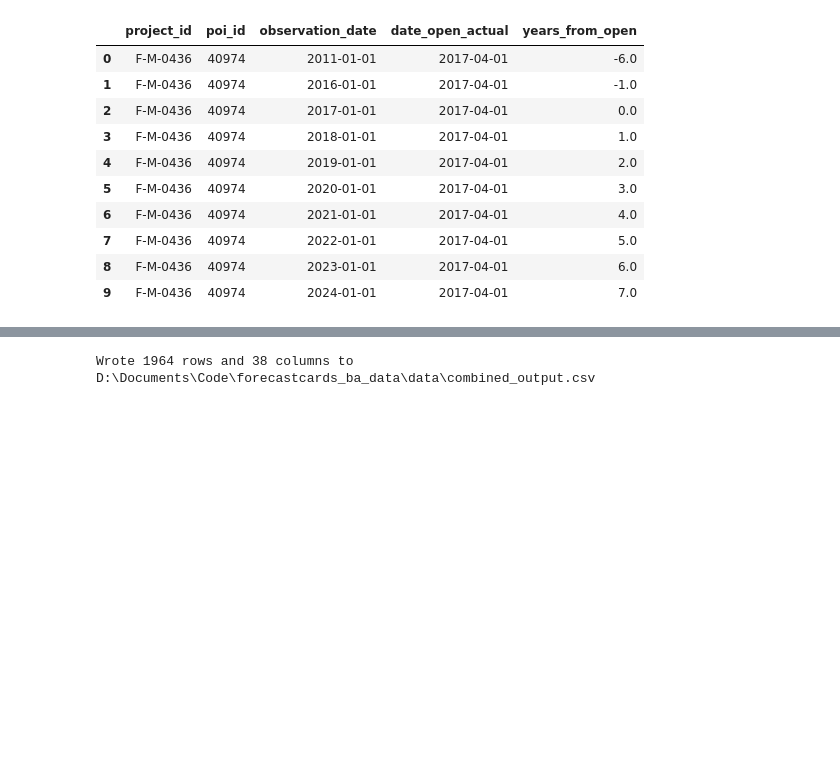
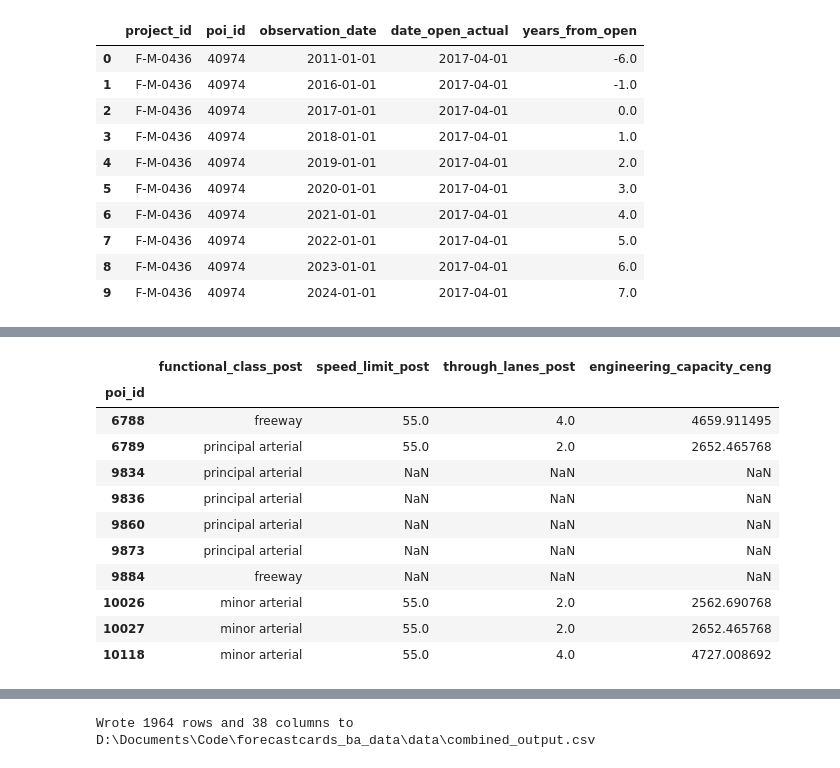
Before and after one commit to uky-transport-data-science/forecastcards_v2, a Jupyter notebook: forecastcards/notebooks/Estimator_Sheet.ipynb, the cells around one changed output, grey strips where cells are left out. Cells and saved outputs as stored; diff of their text form; code cells hidden in the pictures; blank space fills up the shorter version.

```diff
--- a/forecastcards/notebooks/Estimator_Sheet.ipynb
+++ b/forecastcards/notebooks/Estimator_Sheet.ipynb
@@ -260,0 +379,52 @@ master_df[[
+# %%
+# SPR20-597 HERS free-flow-speed method -> engineering baseline capacity (Ceng), Sections 2-3 of the doc.
+# Uses each POI's POST-construction geometry, since Ceng is defined for "the post-construction geometry."
+UNINTERRUPTED_CLASSES = {"freeway", "ramp"}
+
+fc_norm = poi["functional_class_post"].astype(str).str.strip().str.lower()
+is_uninterrupted = fc_norm.isin(UNINTERRUPTED_CLASSES)
+sigma = np.where(is_uninterrupted, 0.1427, 0.3907)
+beta_hers = np.where(is_uninterrupted, 0.2092, 0.18378)
+
+# No curvature/pavement-roughness data available -> assume straight road, good pavement
+# (VCURVE = VROUGH = VSPLIM), per the doc's stated default for this case.
+VSPLIM = poi["speed_limit_post"].astype(float)
+VCURVE = VSPLIM
+VROUGH = VSPLIM
+
+base_ffs = (np.exp(sigma**2 / 2) * (VCURVE**(-1/beta_hers) + VROUGH**(-1/beta_hers) + VSPLIM**(-1/beta_hers)))**(-beta_hers)
+
+# Lane-width penalty (12ft=0, 11ft=1.5mph, 10ft=4mph, <10ft=6.5mph)
+lane_width = poi["lane_width_post"].astype(float)
+fw = np.select([lane_width >= 12, lane_width >= 11, lane_width >= 10], [0, 1.5, 4], default=6.5)
+ffs_lw = base_ffs - fw
+
+# Signal adjustment (doc formula, NOT the buggy xlsx one - see markdown above)
+nsig = poi["signals_per_mile_post"].astype(float)
+zvdsig = np.where(nsig == 0, 0, 0.0687 * (1 - np.exp(-nsig / 24.4)))
+ffs_sig = 1 / (1/ffs_lw + zvdsig)
+
+# Stop-sign adjustment
+nstp = poi["stop_signs_per_mile_post"].astype(float)
+zvdstp = np.where(nstp == 0, 0, nstp * (1.9 + 0.067 * ffs_sig))
+ffs_final = 1 / (1/ffs_sig + zvdstp / 1000)
+
+# Speed at capacity (HCM density = 35 pc/mi/ln) -> flow per lane -> Ceng
+v_cap = ffs_final * 0.9
+s_cap = v_cap * 35
+poi["engineering_capacity_ceng"] = s_cap * poi["through_lanes_post"].astype(float) * f_hv
+
+poi[["functional_class_post", "speed_limit_post", "through_lanes_post", "engineering_capacity_ceng"]].head(10)
+# %% [output]
+|  | functional_class_post | speed_limit_post | through_lanes_post | engineering_capacity_ceng |
+| poi_id |  |  |  |  |
+| 6788 | freeway | 55.0 | 4.0 | 4659.911495 |
+| 6789 | principal arterial | 55.0 | 2.0 | 2652.465768 |
+| 9834 | principal arterial | NaN | NaN | NaN |
+| 9836 | principal arterial | NaN | NaN | NaN |
+| 9860 | principal arterial | NaN | NaN | NaN |
+| 9873 | principal arterial | NaN | NaN | NaN |
+| 9884 | freeway | NaN | NaN | NaN |
+| 10026 | minor arterial | 55.0 | 2.0 | 2562.690768 |
+| 10027 | minor arterial | 55.0 | 2.0 | 2652.465768 |
+| 10118 | minor arterial | 55.0 | 4.0 | 4727.008692 |
```
Also changed, not shown: parts of 11 cells of this notebook, 2 other files.
